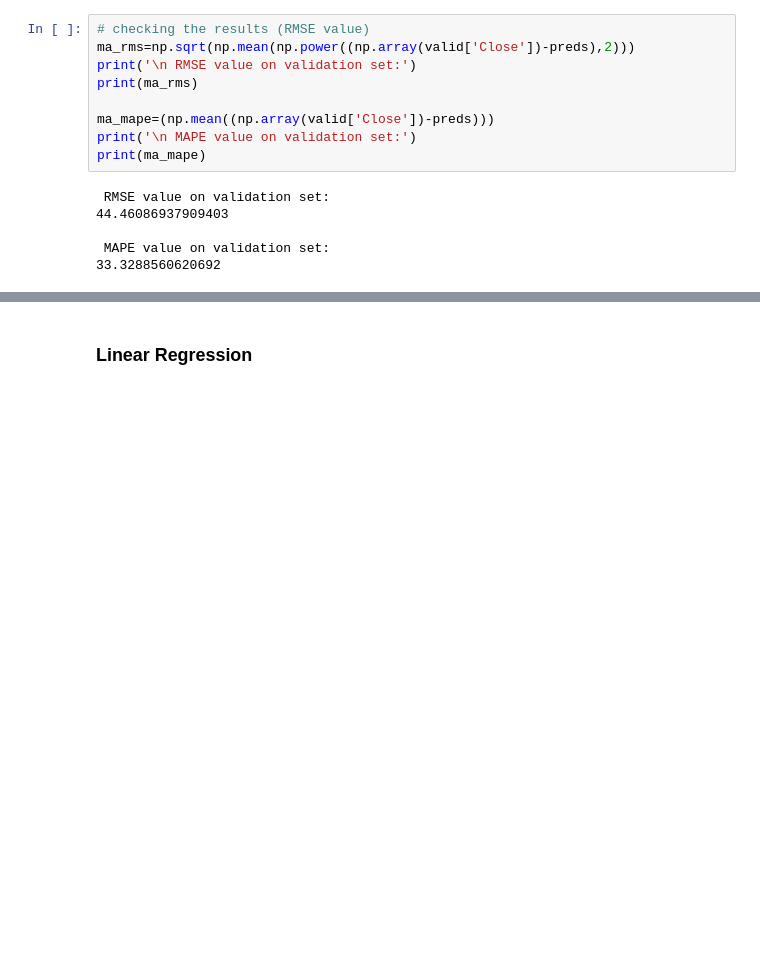
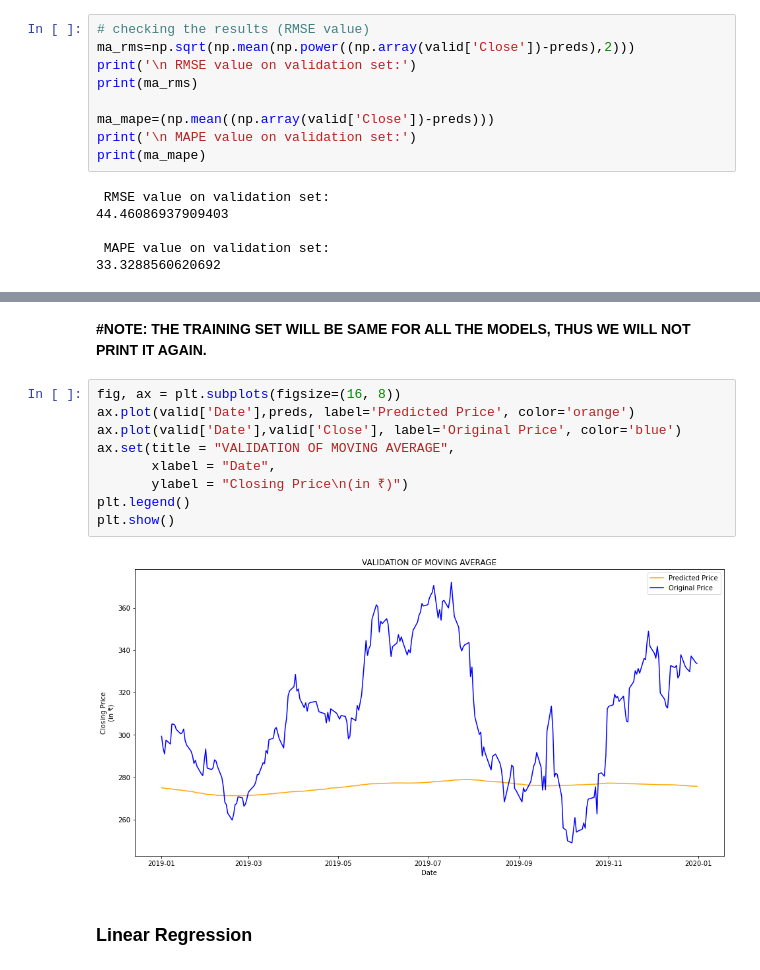
Before and after one commit to dipanshuagarwal/Stock-Market-Forecasting, a Jupyter notebook: Code/All_Model.ipynb, the cells around one changed output, grey strips where cells are left out. Drawn from its saved outputs; the diff is of its cells as text; blank space fills up the shorter version.

```diff
--- a/Code/All_Model.ipynb
+++ b/Code/All_Model.ipynb
@@ -122,3 +116,16 @@ See the caveats in the documentation: https://pandas.pydata.org/pandas-docs/stab
+# %% [markdown]
+**#NOTE: THE TRAINING SET WILL BE SAME FOR ALL THE MODELS, THUS WE WILL NOT PRINT IT AGAIN.**
+# %%
+fig, ax = plt.subplots(figsize=(16, 8))
+ax.plot(valid['Date'],preds, label='Predicted Price', color='orange')
+ax.plot(valid['Date'],valid['Close'], label='Original Price', color='blue')
+ax.set(title = "VALIDATION OF MOVING AVERAGE",
+       xlabel = "Date",
+       ylabel = "Closing Price\n(in ₹)")
+plt.legend()
+plt.show()
+# %% [output]
+[figure, added]
 # %% [markdown]
 ### Linear Regression
 # %%
```
Also changed, not shown: parts of 22 cells of this notebook, 15 other files.
